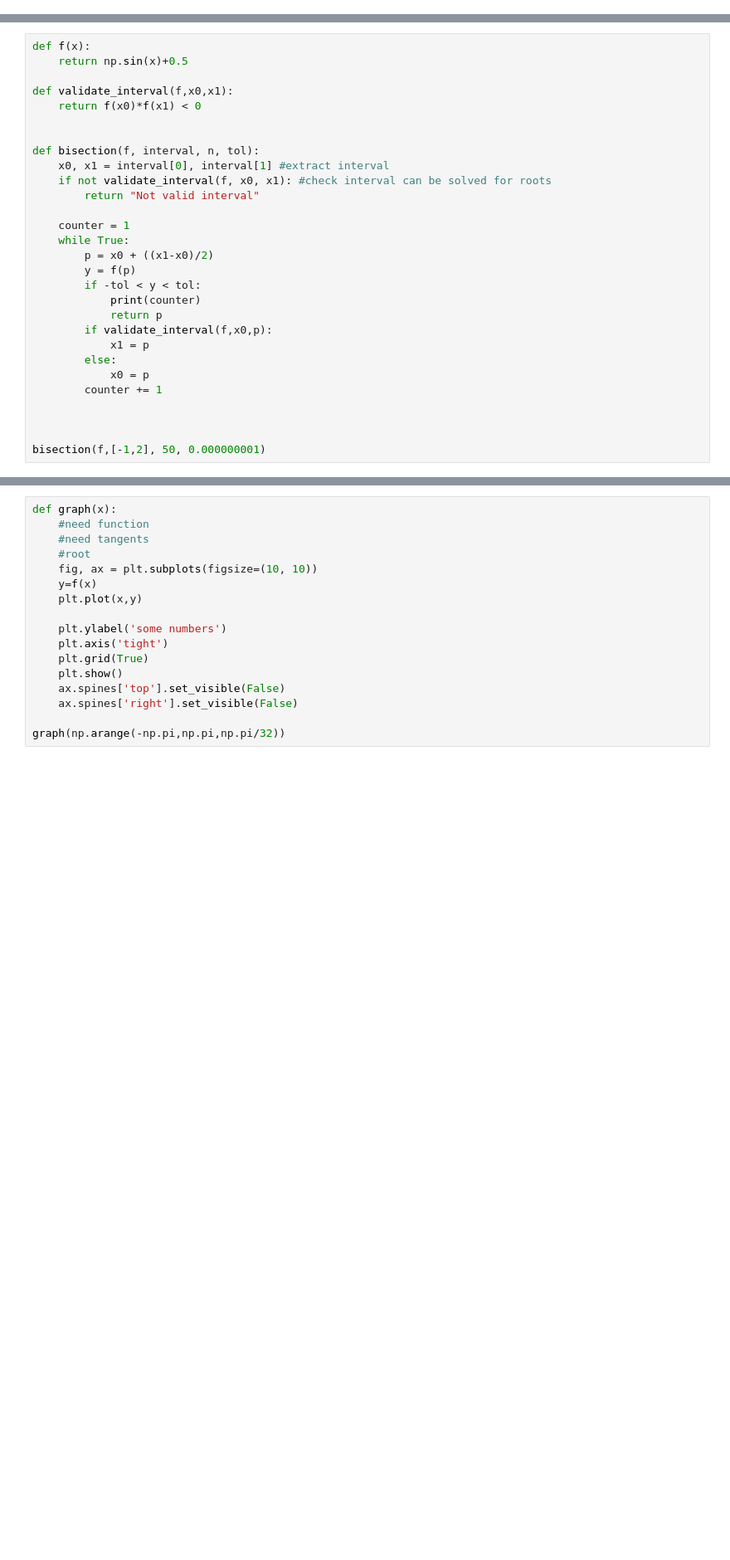
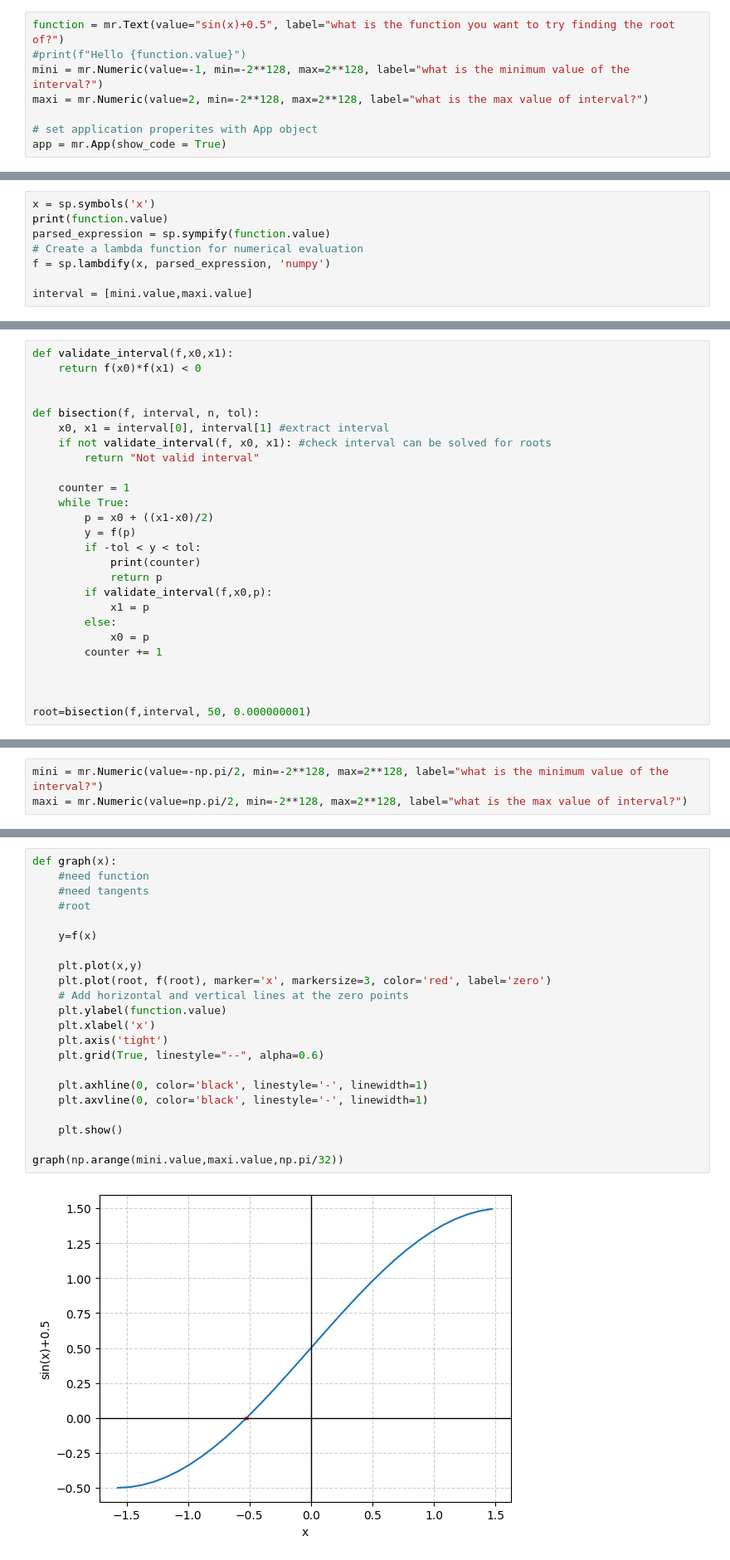
Before and after one commit to AshifulBhuiyan/mathcodes, a Jupyter notebook: Python/bisection.ipynb, the cells around one changed output, grey strips where cells are left out. Shown: that part at 83% size. Cells and saved outputs as stored; diff of their text form; blank space fills up the shorter version.

Commit message:
bisection is almost proper

```diff
--- a/Python/bisection.ipynb
+++ b/Python/bisection.ipynb
@@ -16,0 +7,8 @@ app = mr.App(show_code = True)
+# %%
+function = mr.Text(value="sin(x)+0.5", label="what is the function you want to try finding the root of?")
+#print(f"Hello {function.value}")
+mini = mr.Numeric(value=-1, min=-2**128, max=2**128, label="what is the minimum value of the interval?")
+maxi = mr.Numeric(value=2, min=-2**128, max=2**128, label="what is the max value of interval?")
+
+# set application properites with App object
+app = mr.App(show_code = True)
@@ -25,3 +28,11 @@ We start with a boundary $[a,b]$ and then hope that there exists a point $p$ in
 
 ## Example
 Suppose we want to look for the zero for $f(x)= \sin(x) + 0.5$ between $[-1,2]$.
+# %%
+x = sp.symbols('x')
+print(function.value)
+parsed_expression = sp.sympify(function.value)
+# Create a lambda function for numerical evaluation
+f = sp.lambdify(x, parsed_expression, 'numpy')
+
+interval = [mini.value,maxi.value]
@@ -28,7 +42,4 @@ Suppose we want to look for the zero for $f(x)= \sin(x) + 0.5$ between $[-1,2]$.
 # %%
-def f(x):
-    return np.sin(x)+0.5
-
 def validate_interval(f,x0,x1):
     return f(x0)*f(x1) < 0
 
@@ -53,6 +64,6 @@ def bisection(f, interval, n, tol):
 
 
 
-bisection(f,[-1,2], 50, 0.000000001)
+root=bisection(f,interval, 50, 0.000000001)
 # %% [output]
 26
@@ -59,0 +70,3 @@ bisection(f,[-1,2], 50, 0.000000001)
+# %%
+mini = mr.Numeric(value=-np.pi/2, min=-2**128, max=2**128, label="what is the minimum value of the interval?")
+maxi = mr.Numeric(value=np.pi/2, min=-2**128, max=2**128, label="what is the max value of interval?")
@@ -60,17 +76,24 @@ bisection(f,[-1,2], 50, 0.000000001)
 # %%
 def graph(x):
     #need function
     #need tangents
     #root
-    fig, ax = plt.subplots(figsize=(10, 10))
+
     y=f(x)
+
     plt.plot(x,y)
+    plt.plot(root, f(root), marker='x', markersize=3, color='red', label='zero')
+    # Add horizontal and vertical lines at the zero points
+    plt.ylabel(function.value)
+    plt.xlabel('x')
+    plt.axis('tight')
+    plt.grid(True, linestyle="--", alpha=0.6)
 
-    plt.ylabel('some numbers')
-    plt.axis('tight')
-    plt.grid(True)
+    plt.axhline(0, color='black', linestyle='-', linewidth=1)
+    plt.axvline(0, color='black', linestyle='-', linewidth=1)
+
     plt.show()
-    ax.spines['top'].set_visible(False)
-    ax.spines['right'].set_visible(False)
 
-graph(np.arange(-np.pi,np.pi,np.pi/32))
+graph(np.arange(mini.value,maxi.value,np.pi/32))
+# %% [output]
+[figure, added]
```
Also changed, not shown: parts of 7 cells of this notebook, 1 other file.
